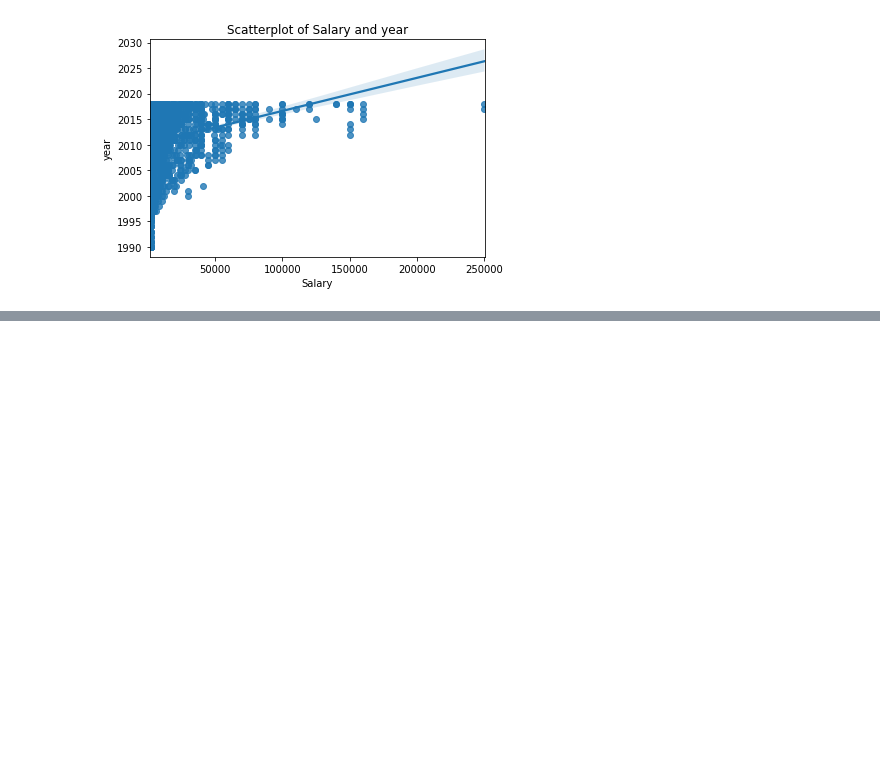
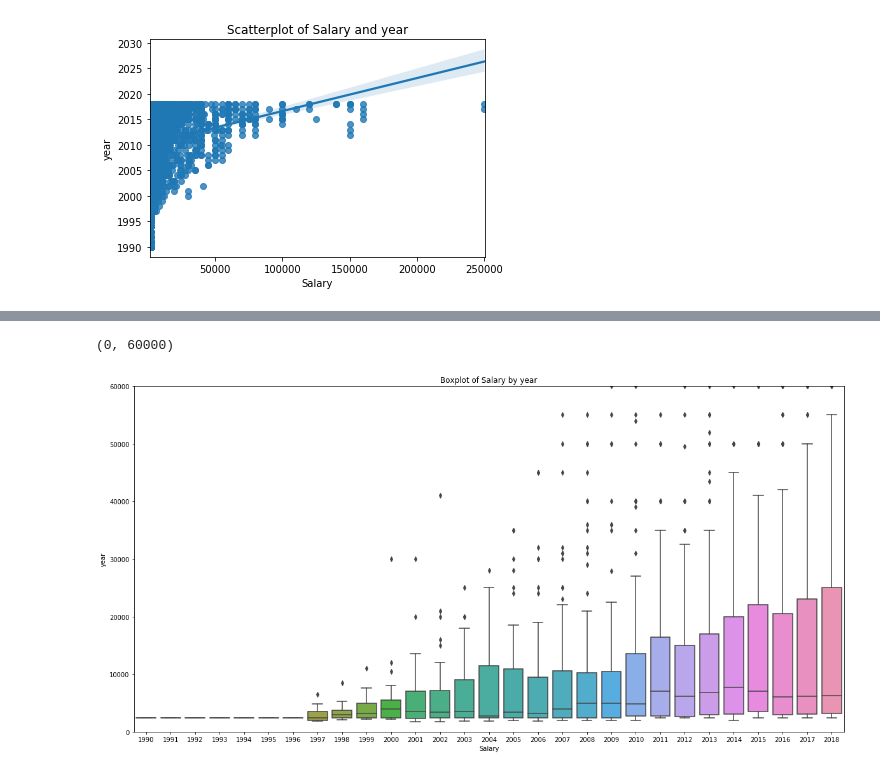
Before and after one commit to kkalkkkal/Datathon_KBO, a Jupyter notebook: KBO_hspark.ipynb, the cells around one changed output, grey strips where cells are left out. Saved outputs shown, nothing was run; the diff lists cells and outputs as text; code cells hidden in the pictures; blank space fills up the shorter version.

```diff
--- a/KBO_hspark.ipynb
+++ b/KBO_hspark.ipynb
@@ -324,0 +419,13 @@ Text(0, 0.5, 'year')
+# %%
+age_war = df
+
+ax3= plt.subplots(figsize=(20,10))
+ax2 = sns.boxplot(x='year', y='salary', data=df)
+ax2.set_title('Boxplot of Salary by year')
+ax2.set_xlabel('Salary')
+ax2.set_ylabel('year')
+
+plt.ylim([0, 60000])
+# %% [output]
+(0, 60000)
+[figure, added]
```
Also changed, not shown: parts of 13 cells of this notebook.
